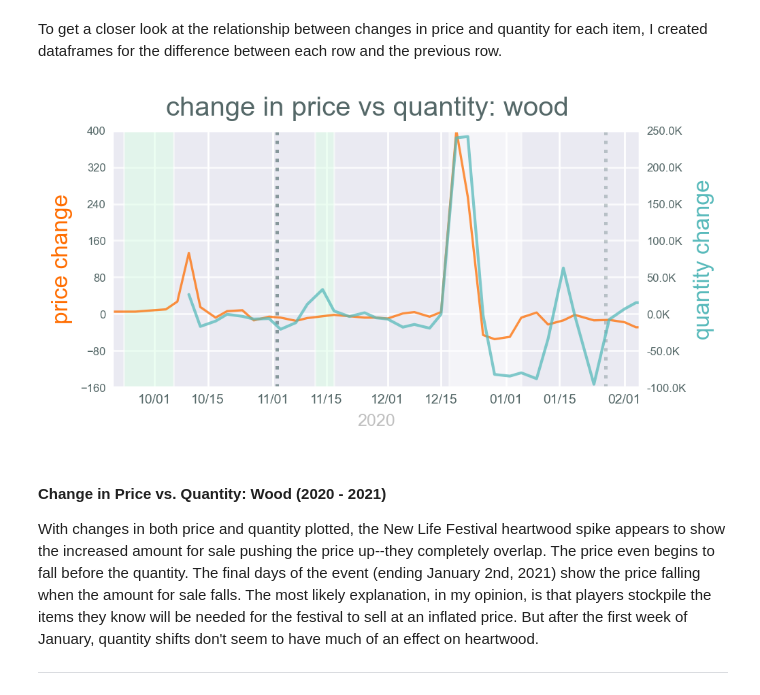
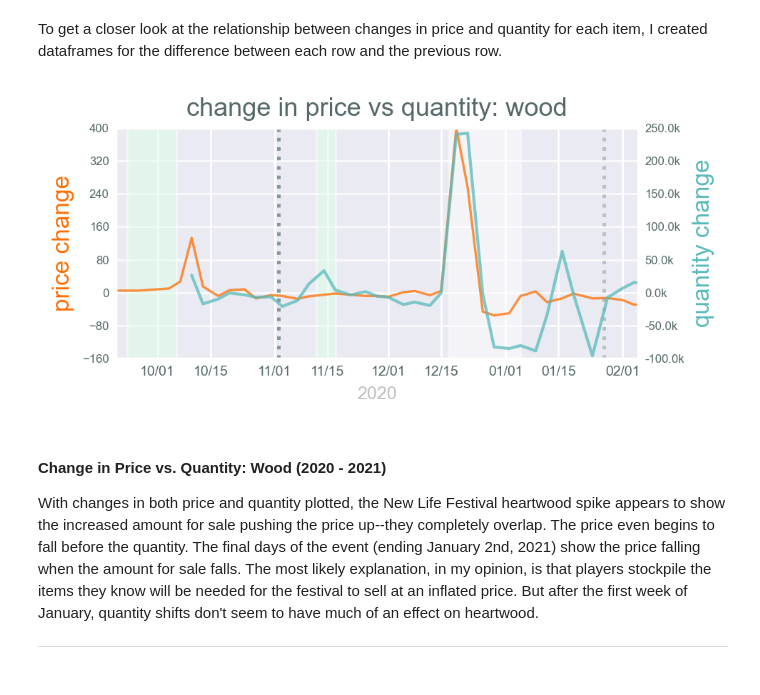
Before and after one commit to racheldelong/ESO-Crafting-Material-Prices, a Jupyter notebook: ESOMatPrices.ipynb, the cells around one changed output. Drawn from its saved outputs; the diff is of its cells as text; code cells hidden in the pictures.

```diff
--- a/ESOMatPrices.ipynb
+++ b/ESOMatPrices.ipynb
@@ -22,7 +22,7 @@ def draw_event(date, dur, subpl, type):  # create rectangles to represent event
 def change_plot(
     mat, year, lefty1, lefty2, righty1, righty2, nticks
 ):  # twin y change plots
-    fig.suptitle("change in price vs quantity: " + mat)
+    ax1.set_title("change in price vs quantity: " + mat, size=13)
     ax1.plot(price_diff[mat], c=c["c1"], lw=1.2, alpha=0.75)
     ax1.set_ylabel("price change", c=c["c1"])
     ax1.set_xlabel(year, **titlefnt2)
@@ -47,7 +47,7 @@ def change_plot(
     ax2.xaxis.set_major_formatter(mdates.DateFormatter("%m/%d"))
 
     ax2.yaxis.set_major_formatter(
-        mticker.FuncFormatter(lambda x, pos: "{:,.1f}".format(x / 1000) + "K")
+        mticker.FuncFormatter(lambda x, pos: "{:,.1f}".format(x / 1000) + "k")
     )
 # %%
 # import csv from google sheets and convert 'Date' column to datetime + set as index
@@ -373,25 +373,26 @@ To get a closer look at the relationship between changes in price and quantity f
 # %%
 fig, ax1 = plt.subplots(figsize=(5, 2.5), **f)
 change_plot(
     mat="wood",
     year="2020",
     lefty1=-160,
     lefty2=400,
     righty1=-100000,
     righty2=250000,
     nticks=8,
 )
 
 ax1.axvline(x=["2021-01-27"], **pts)
 ax1.axvline(x=["2020-11-02"], **update)
 
 draw_event(date=dates["ch2020"], dur=13, subpl=ax1, type=expl)
 draw_event(date=dates["expl20"], dur=5, subpl=ax1, type=expl)
 draw_event(date=dates["nwlf20"], dur=19, subpl=ax1, type=event)
 
-# fig.savefig('images/CKy_heartwood20.png')
+plt.tight_layout()
+fig.savefig('images/CKy_heartwood20.png')
 # %% [output]
-[figure, old version]
+[figure, new version]
 # %% [markdown]
 #### Change in Price vs. Quantity: Wood (2020 - 2021)
 
```
Also changed, not shown: parts of 5 cells of this notebook, 2 other files.
